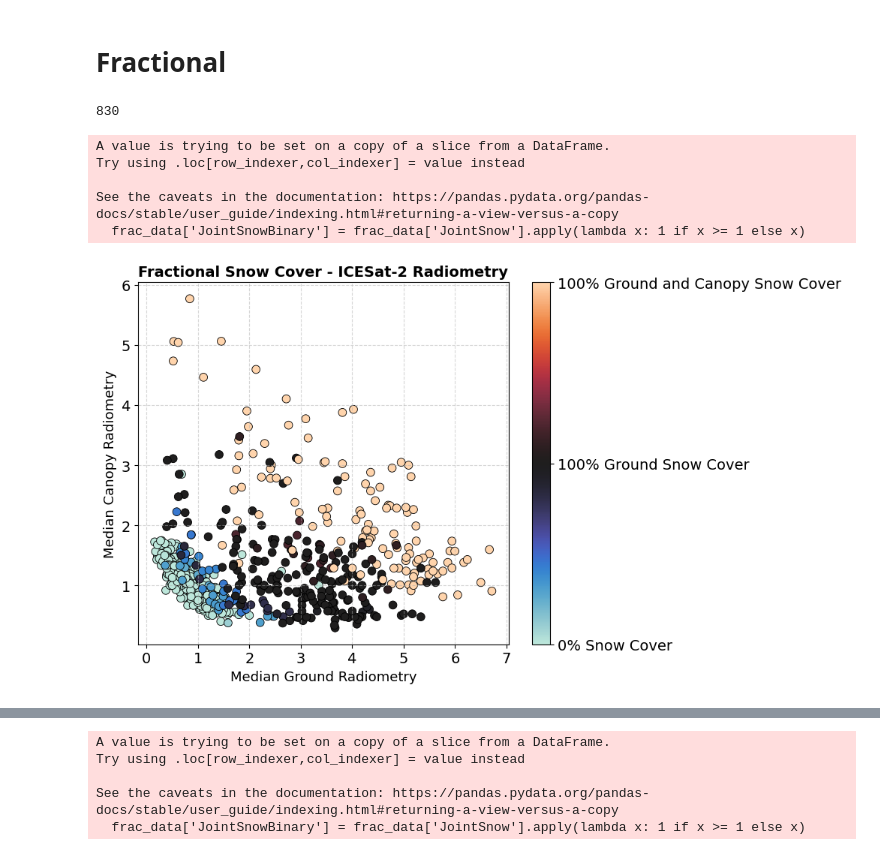
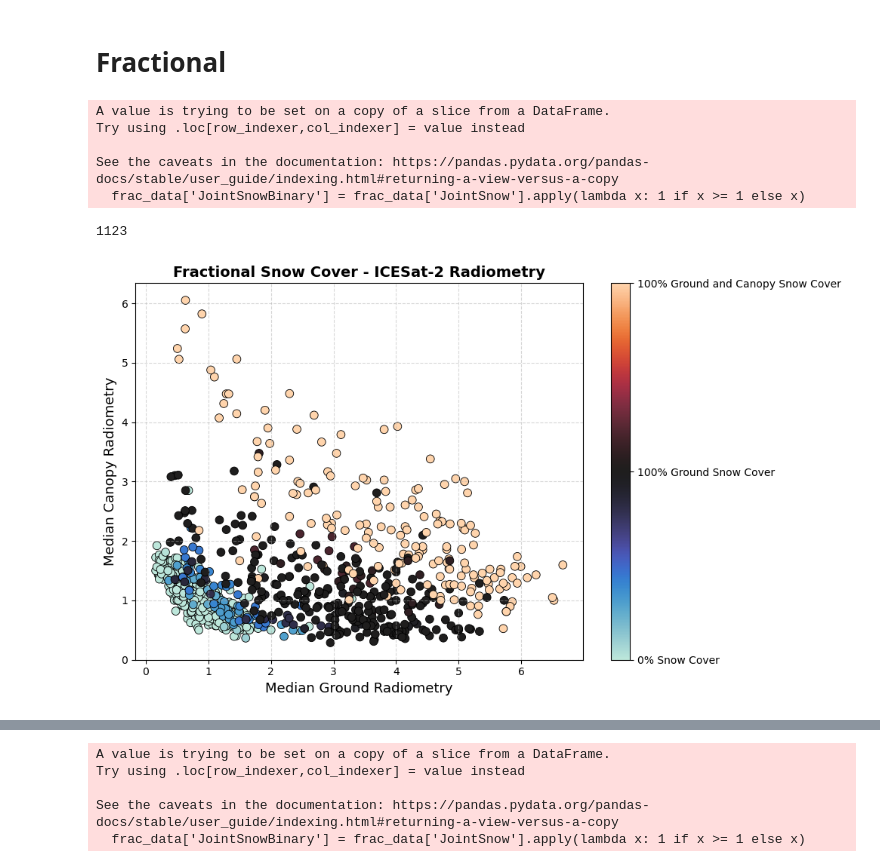
Before and after one commit to thomaslaraia/Snowstradamus, a Jupyter notebook: FSC_dataframe_analysis_80m_OG.ipynb, the cells around one changed output, grey strips where cells are left out. Drawn from its saved outputs; the diff is of its cells as text; code cells hidden in the pictures.

```diff
--- a/FSC_dataframe_analysis_80m_OG.ipynb
+++ b/FSC_dataframe_analysis_80m_OG.ipynb
@@ -776,9 +776,9 @@ See the caveats in the documentation: https://pandas.pydata.org/pandas-docs/stab
 # %%
 from scripts.imports import *
 
-dq = [29]
+dq = [18]
 for i, filename in enumerate(['noLOF']):
-    df = pd.read_pickle(f'dataset_lcforest_{filename}_bin15_th3_80m_1kmsmallbox_noprior_ta_dw1_v7.pkl')
+    df = pd.read_pickle(f'dataset_lcforest_{filename}_bin15_th3_80m_1kmsmallbox_noprior_ta_wc1_v7.pkl')
     # df = pd.read_pickle('dataset_lcforest_LOF10_bin30_th3_1km_noprior_ta.pkl')
     # print(df.columns)
 
@@ -814,9 +814,10 @@ for i, filename in enumerate(['noLOF']):
     df_grouped = df_grouped[df_grouped['Eg_strong']>=0]
     df_grouped['JointSnow'] = df_grouped['FSC'] + df_grouped['TreeSnow']
     frac_data = df_grouped[((df_grouped['FSC'] >= 0.00)&(df_grouped['FSC'] <= 1.00))
-        # &(df_grouped['Eg_strong'] <= 16)&(df_grouped['Ev_strong'] <= 16)#&(df_grouped['pvpg'] <= 7.5)
+        &(df_grouped['Eg_strong'] < 16)&(df_grouped['Ev_strong'] < 16)#&(df_grouped['pvpg'] <= 7.5)
+    # &
         # &(df_grouped['pv_ratio_mean'] >= 1.2)
-        &(df_grouped['Eg_strong']/df_grouped['Eg_weak'] >= 1.15)
+        &(df_grouped['Eg_strong']/df_grouped['Eg_weak'] >= 1.05)
         # &((df_grouped['layer_flag'] <= 0.6)&(df_grouped['msw_flag'] <= 3.0))
         &(df_grouped['data_quantity'] >= dq[i])]
     frac_data['JointSnowBinary'] = frac_data['JointSnow'].apply(lambda x: 1 if x >= 1 else x)
@@ -826,37 +827,37 @@ for i, filename in enumerate(['noLOF']):
 
     print(len(frac_data))
 
     plt.figure(figsize=(10, 6))
     ax = plt.gca()
     scatter = sns.scatterplot(
         data=frac_data.sort_values('FSC'),
         x='Eg_strong', y='Ev_strong',
         hue='JointSnow', palette='icefire', edgecolor='black', s=60, ax=ax, legend=False
     )
 
     # Add manual colorbar
     norm = plt.Normalize(0, 2)
     sm = plt.cm.ScalarMappable(cmap='icefire', norm=norm)
     sm.set_array([])
     cbar = plt.colorbar(sm, ax=ax)
     # cbar.set_label('Snow Cover Category', fontsize=12)
     cbar.set_ticks([0, 1, 2])
     cbar.set_ticklabels(['0% Snow Cover', '100% Ground Snow Cover', '100% Ground and Canopy Snow Cover'])
 
     # Set axes and title
     plt.xlabel('Median Ground Radiometry', fontsize=13)
     plt.ylabel('Median Canopy Radiometry', fontsize=13)
     plt.title('Fractional Snow Cover - ICESat-2 Radiometry', fontsize=14, weight='bold')
     plt.grid(True, linestyle='--', alpha=0.5)
     plt.tight_layout()
     # plt.savefig('poster_reclassified_FSC_icefire.svg')
     plt.show()
     # plt.savefig('./images/600dpi/fractional_distribution.png', dpi=600)
 # %% [output]
-830
+A value is trying to be set on a copy of a slice from a DataFrame.
+Try using .loc[row_indexer,col_indexer] = value instead
+
+See the caveats in the documentation: https://pandas.pydata.org/pandas-docs/stable/user_guide/indexing.html#returning-a-view-versus-a-copy
+  frac_data['JointSnowBinary'] = frac_data['JointSnow'].apply(lambda x: 1 if x >= 1 else x)
-A value is trying to be set on a copy of a slice from a DataFrame.
-Try using .loc[row_indexer,col_indexer] = value instead
-
-See the caveats in the documentation: https://pandas.pydata.org/pandas-docs/stable/user_guide/indexing.html#returning-a-view-versus-a-copy
-  frac_data['JointSnowBinary'] = frac_data['JointSnow'].apply(lambda x: 1 if x >= 1 else x)
+1123
-[figure, old version]
+[figure, new version]
```
Also changed, not shown: parts of 1 cell of this notebook, 1 other file.
